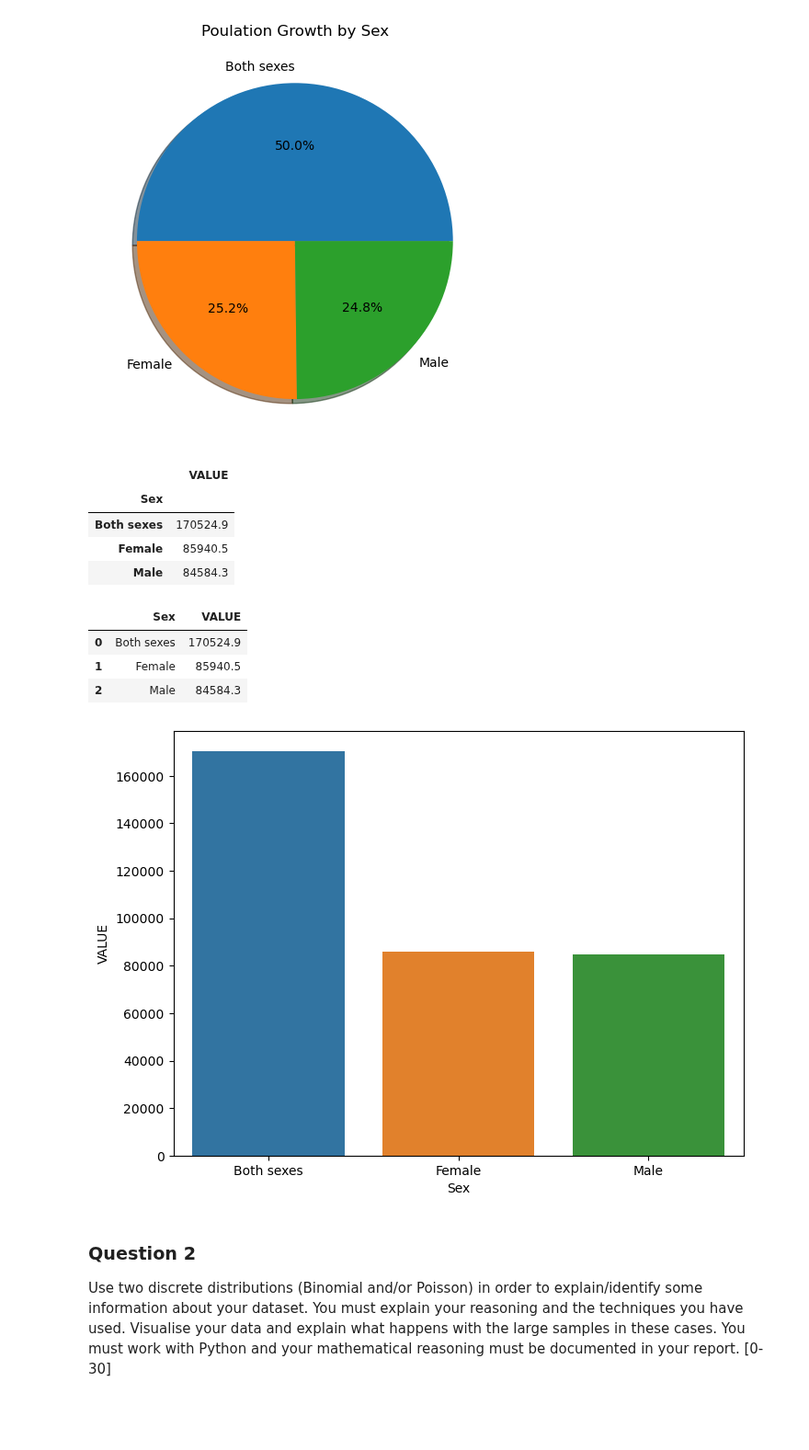
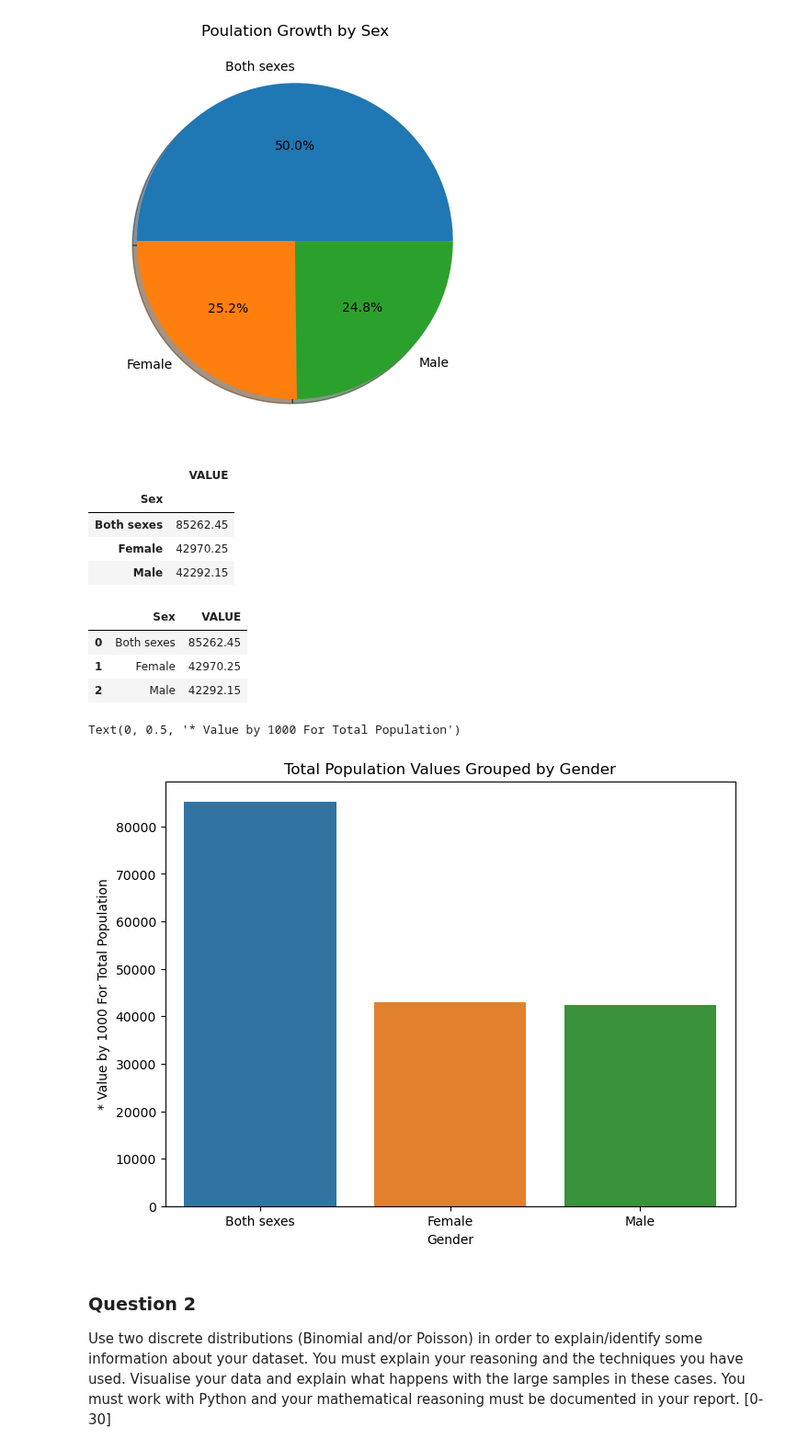
Before and after one commit to StphnKlly/DataAnalytics, a Jupyter notebook: MSC DA CA1 - Statistics .ipynb, the cells around one changed output. Shown at 92% size. Saved outputs shown, nothing was run; the diff lists cells and outputs as text; code cells hidden in the pictures; blank space fills up the shorter version.

```diff
--- a/MSC DA CA1 - Statistics .ipynb
+++ b/MSC DA CA1 - Statistics .ipynb
@@ -141,7 +141,7 @@ plt.show()
 [figure]
 # %%
 total_pop_by_category = df_all_data.drop(["Year", "Statistic Label", "Citizenship", "UNIT"], axis=1)
-total_pop_by_category = total_pop_by_category.groupby('Sex', axis = 0).sum()
+total_pop_by_category = total_pop_by_category.groupby('Sex', axis = 0).sum() / 2
 total_pop_by_category
 # %% [output]
 |  | VALUE |
@@ -162,22 +162,26 @@ total_pop_by_category
 # %% [output]
 |  | VALUE |
 | Sex |  |
-| Both sexes | 170524.9 |
-| Female | 85940.5 |
-| Male | 84584.3 |
+| Both sexes | 85262.45 |
+| Female | 42970.25 |
+| Male | 42292.15 |
 # %%
 total_pop_by_category.reset_index(inplace=True)
 total_pop_by_category
 # %% [output]
 |  | Sex | VALUE |
-| 0 | Both sexes | 170524.9 |
-| 1 | Female | 85940.5 |
-| 2 | Male | 84584.3 |
+| 0 | Both sexes | 85262.45 |
+| 1 | Female | 42970.25 |
+| 2 | Male | 42292.15 |
 # %%
 plt.figure(figsize=(8, 6))
 ax = sns.barplot(x="Sex", y="VALUE", data=total_pop_by_category)
+plt.title("Total Population Values Grouped by Gender")
+plt.xlabel("Gender")
+plt.ylabel("* Value by 1000 For Total Population")
 # %% [output]
+Text(0, 0.5, '* Value by 1000 For Total Population')
-[figure, old version]
+[figure, new version]
 # %% [markdown]
 ### Question 2
 
```
Also changed, not shown: parts of 13 cells of this notebook, 4 other files.
